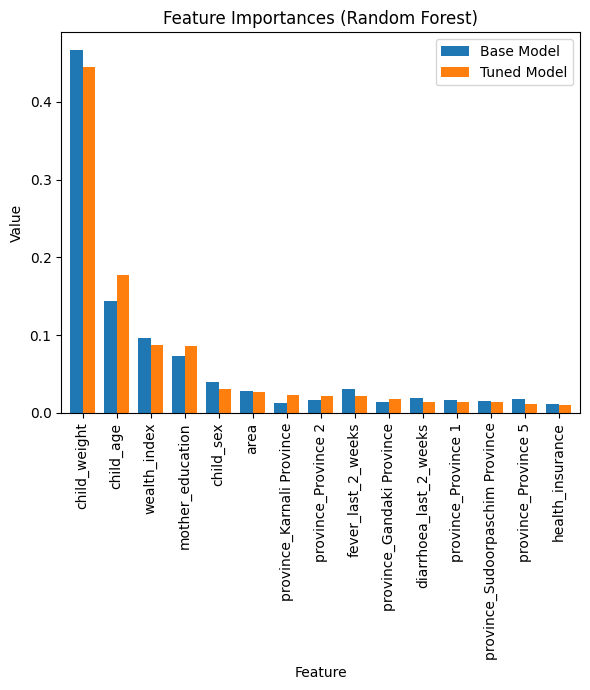
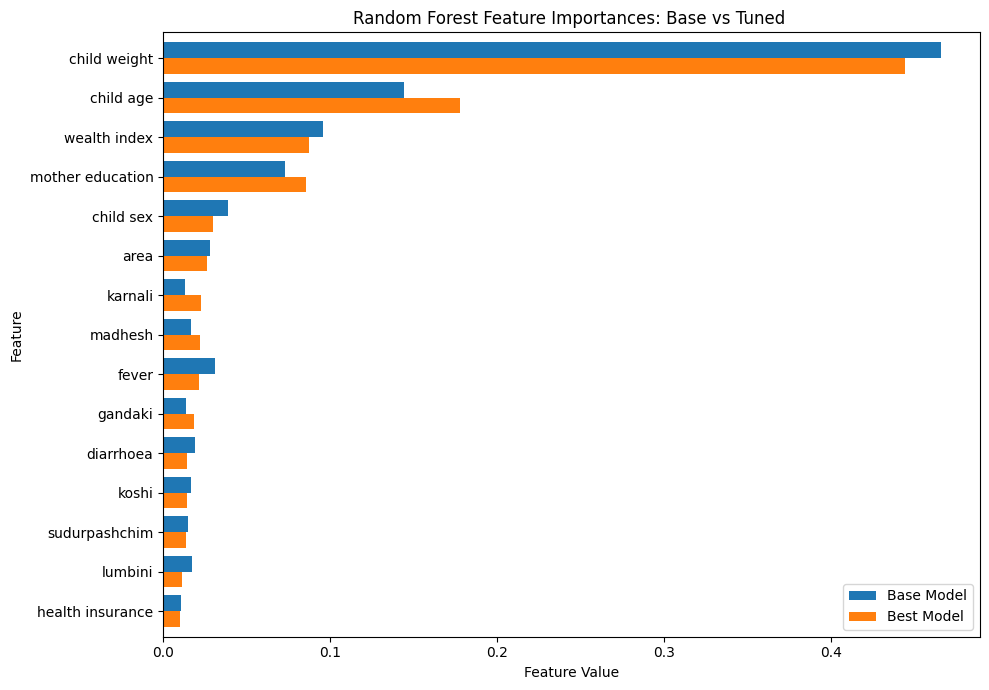
Unified diff of the notebook cell whose output changed from the first chart to the second:
--- before
+++ after
@@ -22,10 +22,10 @@
 top_features = importance_df.set_index('Feature')
 
-top_features.plot(kind='bar', figsize=(6, 7), width = 0.75)
-plt.title('Feature Importances by Random Forest')
-plt.xlabel('Feature')
-plt.ylabel('Value')
+top_features.plot(kind='barh', figsize=(10, 7), width = 0.8)
+plt.title('Random Forest Feature Importances: Base vs Tuned ')
+plt.xlabel('Feature Value')
+plt.ylabel('Feature')
 plt.gca().invert_yaxis()
-plt.grid(True, axis='x')
+# plt.grid(True, axis='x')
 plt.tight_layout()
 plt.show()

Commit: few updates